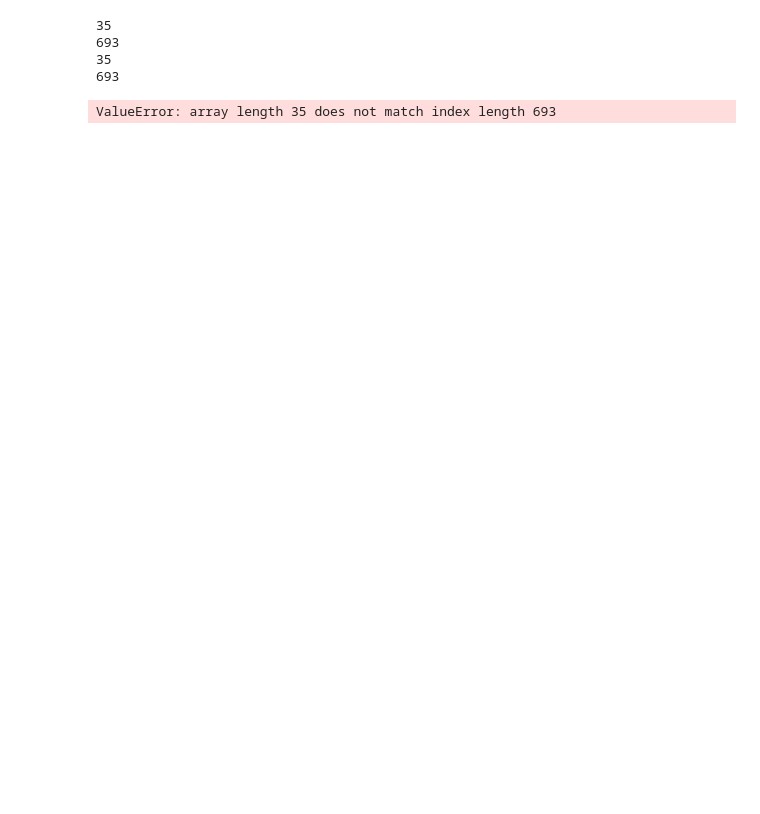
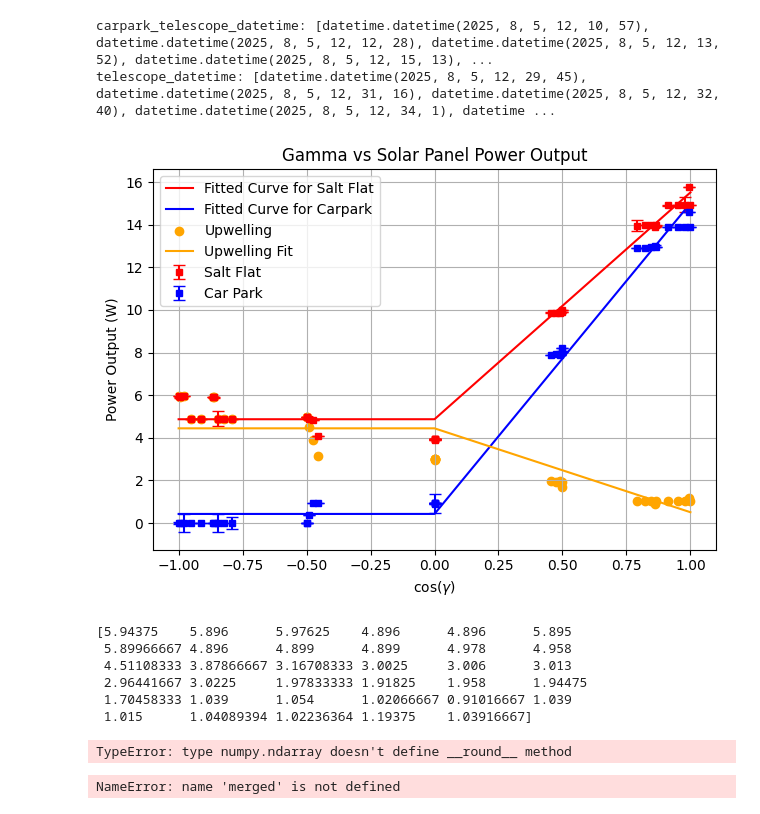
Before and after one commit to Manish-Khanalv1/South-Pole-Data, a Jupyter notebook: UpwellingTests/Analysis_Of_Bonneville_2025.ipynb, the cells around one changed output. Cells and saved outputs as stored; diff of their text form; code cells hidden in the pictures; blank space fills up the shorter version.

```diff
--- a/UpwellingTests/Analysis_Of_Bonneville_2025.ipynb
+++ b/UpwellingTests/Analysis_Of_Bonneville_2025.ipynb
@@ -27 +7,7 @@ data_file
+# %%
+# drive.mount('/content/drive')
+data_file = pd.read_excel("Bonneville_Salt_Flat_08_05_2025_logs.xlsx")
+car_park = pd.read_excel("08_04_2025_logs.xlsx")
+
+# data_file = pd.read_excel("")
 # %%
@@ -121,16 +83,12 @@ from scipy.optimize import curve_fit
 
 # Create dataframes and remove NaT / NaNs
 solar_df = pd.DataFrame({
-    'solar_start_time': solar_panel_timestamp_datetime,
+    'solar_start_time': solar_panel_timestamp,
     'power': solar_panel_power
 }).dropna()
-print(len(telescope_timestamp_datetime))
-print(len(telescope_timestamp_end))
-print(len(gamma))
-print(len(altitude))
 
 telescope_df = pd.DataFrame({
-    'scope_start_time': telescope_timestamp_datetime,
+    'scope_start_time': telescope_timestamp,
     'scope_end_time': telescope_timestamp_end,
     'gamma': gamma,
     'altitude': altitude
@@ -153,9 +111,6 @@ carpark_telescope_df = pd.DataFrame({
 
 base_date = dt.datetime(2025, 8, 5)
 
-
-
-
 solar_panel_datetime = [dt.datetime.combine(base_date.date(), t) for t in solar_df['solar_start_time']]
 telescope_datetime = [dt.datetime.combine(base_date.date(), t) for t in telescope_df['scope_start_time']]
 # telescope_datetime = pd.to_datetime(telescope_datetime)
@@ -168,8 +123,5 @@ carpark_telescope_datetime = [base_date + t for t in carpark_telescope_df['scope
 print('carpark_telescope_datetime:', carpark_telescope_datetime)
 print('telescope_datetime:',telescope_datetime)
 # %% [output]
-35
-693
-35
-693
+carpark_telescope_datetime: [datetime.datetime(2025, 8, 5, 12, 10, 57), datetime.datetime(2025, 8, 5, 12, 12, 28), datetime.datetime(2025, 8, 5, 12, 13, 52), datetime.datetime(2025, 8, 5, 12, 15, 13), ...
+telescope_datetime: [datetime.datetime(2025, 8, 5, 12, 29, 45), datetime.datetime(2025, 8, 5, 12, 31, 16), datetime.datetime(2025, 8, 5, 12, 32, 40), datetime.datetime(2025, 8, 5, 12, 34, 1), datetime ...
-ValueError: array length 35 does not match index length 693
@@ -175,0 +196,43 @@ ValueError: array length 35 does not match index length 693
+# %%
+plt.errorbar(x_sorted, y_sorted, yerr=error_bars, fmt='s', color='red', capsize=4, markersize = 5,label = 'Salt Flat')
+plt.errorbar(x_sorted_carpark, y_sorted_carpark, yerr=carpark_error_bars, fmt='s', color='blue', capsize=4, markersize = 5,label = "Car Park")
+
+upwelling_data = y_sorted - y_sorted_carpark
+
+
+plt.plot(x_sorted, y_fit,color='red',label = "Fitted Curve for Salt Flat")
+plt.plot(x_sorted_carpark, y_fit_carpark,label= "Fitted Curve for Carpark",color='blue')
+plt.scatter(x_sorted, upwelling_data, color='orange',label = "Upwelling")
+plt.plot(x_sorted,y_fit-y_fit_carpark,color='orange',label = "Upwelling Fit")
+# plt.text(-0.95,14,r"$\mathrm{P}_{\mathrm{dir}}$ (W): " +f"{P_dir:.3f}")
+# plt.text(-0.95,13,r"$\mathrm{P}_{\mathrm{dif}}$ (W): " +f"{P_dif:.3f}")
+
+
+plt.xlabel(r'cos($\gamma$)')
+plt.ylabel('Power Output (W)')
+plt.title('Gamma vs Solar Panel Power Output')
+plt.grid(True)
+plt.tight_layout()
+plt.legend()
+plt.show()
+print(upwelling_data)
+print("Upwelling",round(upwelling_data,2))
+print("Carpark",)
+# %% [output]
+[figure, added]
+[5.94375    5.896      5.97625    4.896      4.896      5.895
+ 5.89966667 4.896      4.899      4.899      4.978      4.958
+ 4.51108333 3.87866667 3.16708333 3.0025     3.006      3.013
+ 2.96441667 3.0225     1.97833333 1.91825    1.958      1.94475
+ 1.70458333 1.039      1.054      1.02066667 0.91016667 1.039
+ 1.015      1.04089394 1.02236364 1.19375    1.03916667]
+TypeError: type numpy.ndarray doesn't define __round__ method
+# %%
+# next step Plot the average power output for each gamma
+print(np.column_stack((np.cos(np.radians(merged['gamma'][0:6])),merged['power'][:6])))
+
+plt.scatter(np.cos(np.radians(merged['gamma'][0:6])),merged['power'][:6])
+# plt.scatter(np.cos(np.radians(merged['gamma'][6:12])),merged['power'][6:12])
+# plt.scatter(np.cos(np.radians(merged['gamma'][12:18])),merged['power'][12:18])
+# %% [output]
+NameError: name 'merged' is not defined
```
Also changed, not shown: parts of 9 cells of this notebook, 8 other files.
